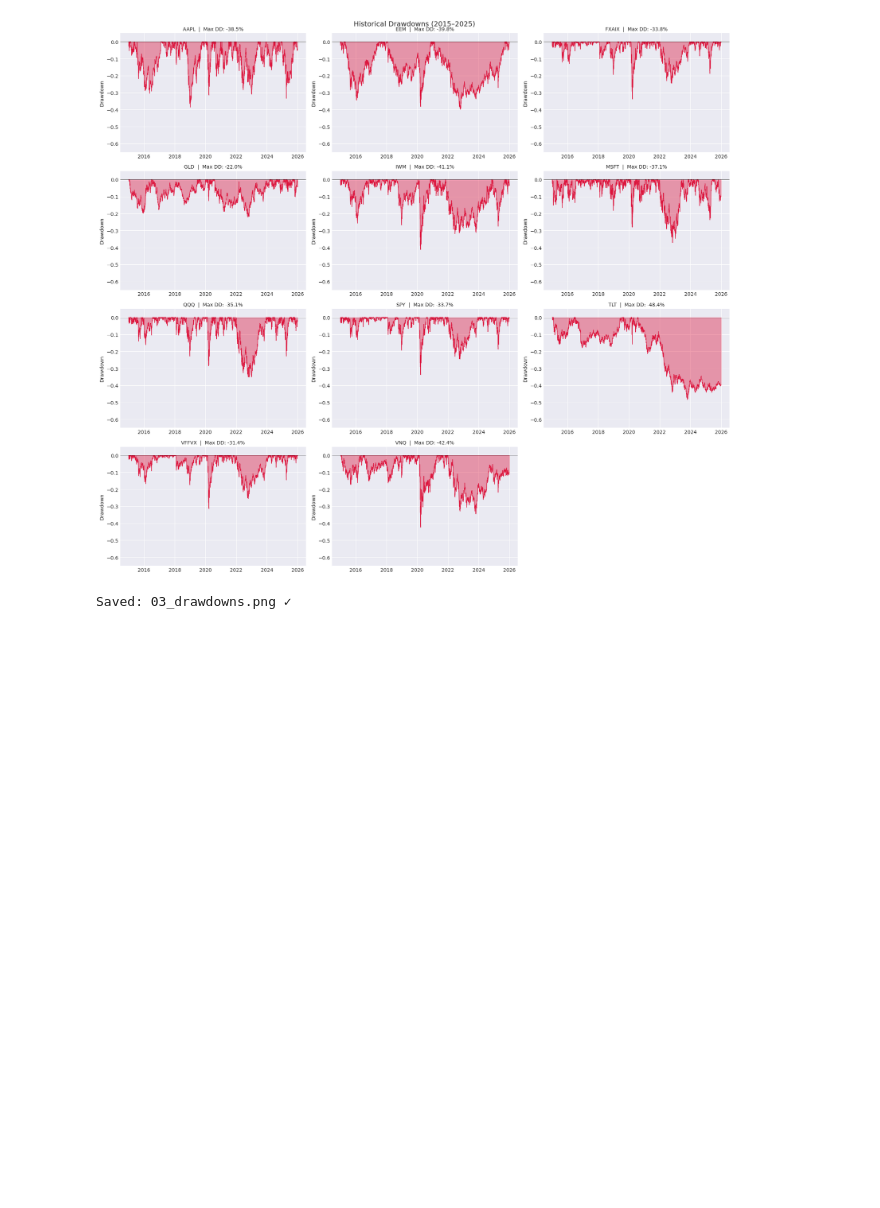
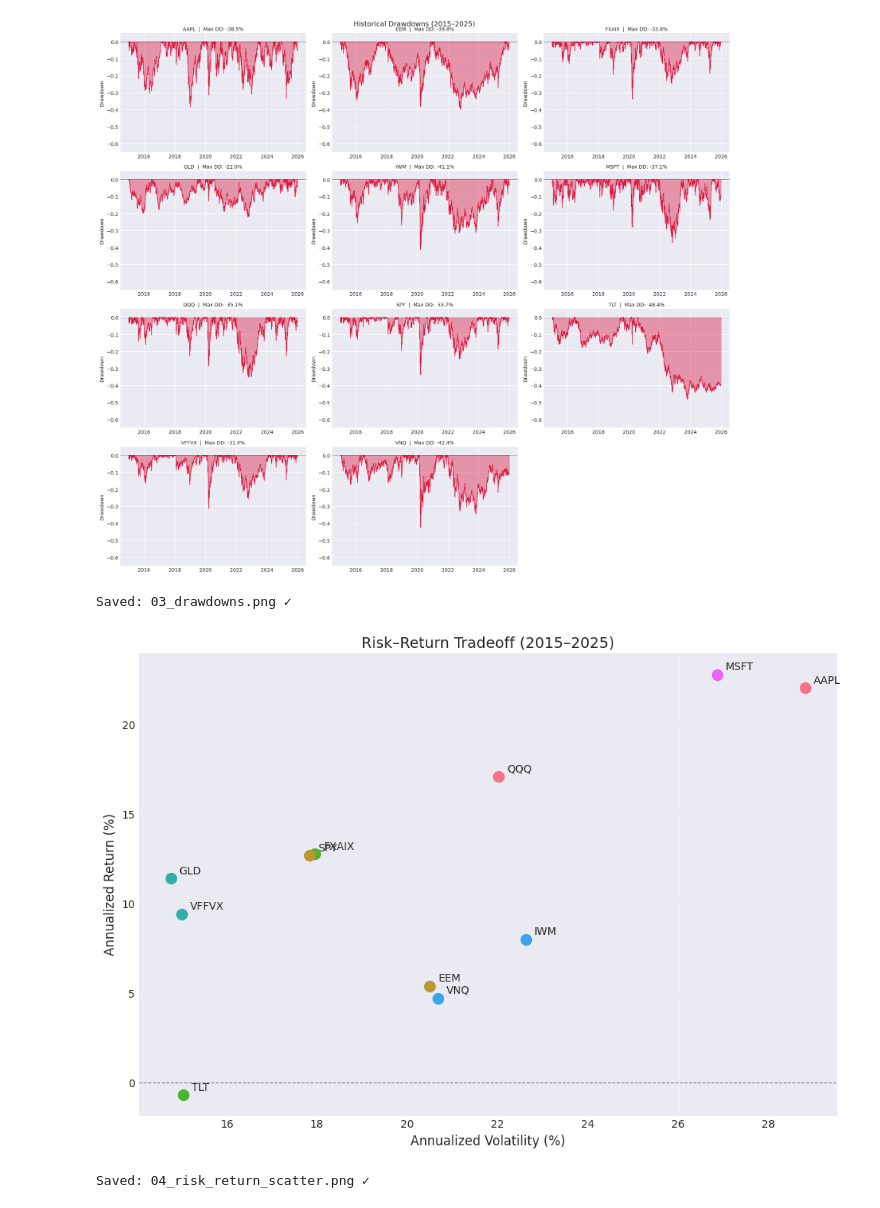
Before and after one commit to kevinsaldanavillafranco/portfolio-risk-analysis, a Jupyter notebook: notebooks/02_returns_analysis.ipynb, the cells around one changed output. Drawn from its saved outputs; the diff is of its cells as text; code cells hidden in the pictures; blank space fills up the shorter version.

Commit message:
feat: add risk-return scatter to return analysis

```diff
--- a/notebooks/02_returns_analysis.ipynb
+++ b/notebooks/02_returns_analysis.ipynb
@@ -180,3 +180,34 @@ print("Saved: 03_drawdowns.png ✓")
 # %% [output]
 [figure]
 Saved: 03_drawdowns.png ✓
+# %%
+# ── Cell 6 · Risk-Return Scatter ──────────────────────────────────────────
+# Visualizes the risk-return tradeoff for each asset
+# Each dot = one asset. X = risk (volatility), Y = return
+# Assets in the upper-left are most efficient (high return, low risk)
+
+fig, ax = plt.subplots(figsize=(10, 7))
+
+for ticker in log_returns.columns:
+    x = ann_volatility[ticker] * 100
+    y = ann_return[ticker] * 100
+    ax.scatter(x, y, s=100, zorder=5)
+    ax.annotate(ticker, (x, y),
+                textcoords="offset points",
+                xytext=(8, 4),
+                fontsize=10)
+
+ax.axhline(y=0, color="black", linewidth=0.8, linestyle="--", alpha=0.5)
+ax.set_xlabel("Annualized Volatility (%)", fontsize=12)
+ax.set_ylabel("Annualized Return (%)", fontsize=12)
+ax.set_title("Risk–Return Tradeoff (2015–2025)", fontsize=14)
+ax.grid(True, alpha=0.3)
+
+plt.tight_layout()
+plt.savefig("../reports/figures/04_risk_return_scatter.png", dpi=150)
+plt.show()
+
+print("Saved: 04_risk_return_scatter.png ✓")
+# %% [output]
+[figure, added]
+Saved: 04_risk_return_scatter.png ✓
```
